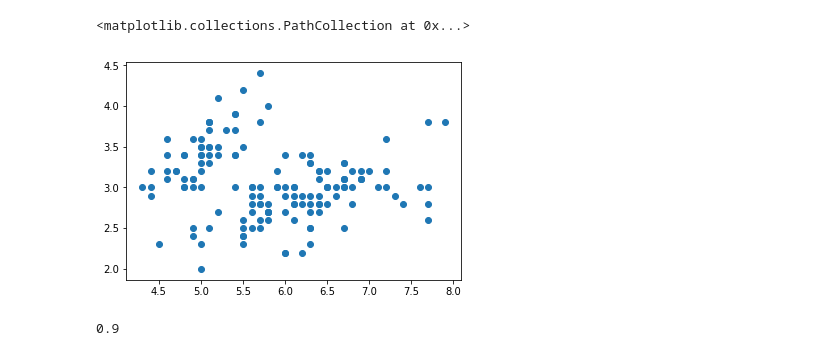
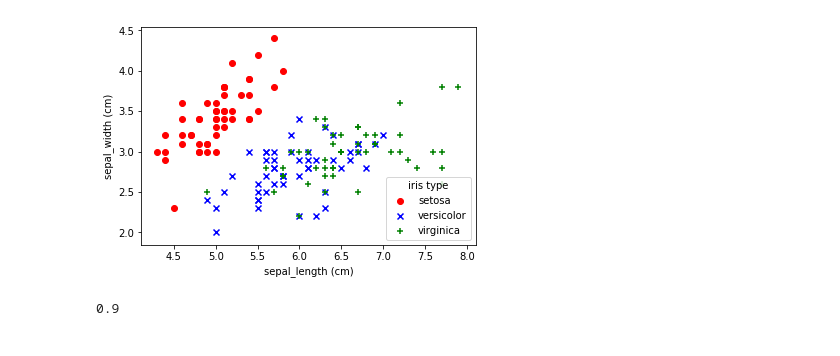
Before and after one commit to m-L-0/18a-zuolinyi-2016-648, a Jupyter notebook: Clustering Schoolwork/Clustering Schoolwork Code.ipynb, the cells around one changed output. Saved outputs shown, nothing was run; the diff lists cells and outputs as text; code cells hidden in the pictures.

```diff
--- a/Clustering Schoolwork/Clustering Schoolwork Code.ipynb
+++ b/Clustering Schoolwork/Clustering Schoolwork Code.ipynb
@@ -10,14 +10,29 @@ from sklearn.cluster import KMeans
 iris = load_iris()
 data = iris.data
 target = iris.target
-# %%
-#将鸢尾花数据集画成图的形式。
-x_point = data[:,0]
-y_point = data[:,1]
-plt.scatter(x_point,y_point)
-# %% [output]
-<matplotlib.collections.PathCollection at 0x...>
-[figure, removed]
+# %%
+# 鸢尾花数据集可视化
+sepal_length_list = data[:, 0]
+sepal_width_list = data[:, 1]
+
+setosa_index_list = iris.target == 0
+versicolor_index_list = iris.target == 1
+virginica_index_list = iris.target == 2
+
+plt.scatter(sepal_length_list[setosa_index_list],
+            sepal_width_list[setosa_index_list], color="red", marker='o', label="setosa")
+plt.scatter(sepal_length_list[versicolor_index_list],
+            sepal_width_list[versicolor_index_list], color="blue", marker="x", label="versicolor")
+plt.scatter(sepal_length_list[virginica_index_list],
+            sepal_width_list[virginica_index_list],color="green", marker="+", label="virginica")
+
+plt.legend(loc="best", title="iris type")
+plt.xlabel("sepal_length (cm)")
+plt.ylabel("sepal_width (cm)")
+
+plt.show()
+# %% [output]
+[figure, added]
 # %%
 # 计算欧式距离
 def euclidDistance(x1, x2, sqrt_flag = True):
```
Also changed, not shown: parts of 2 cells of this notebook, 1 other file.
